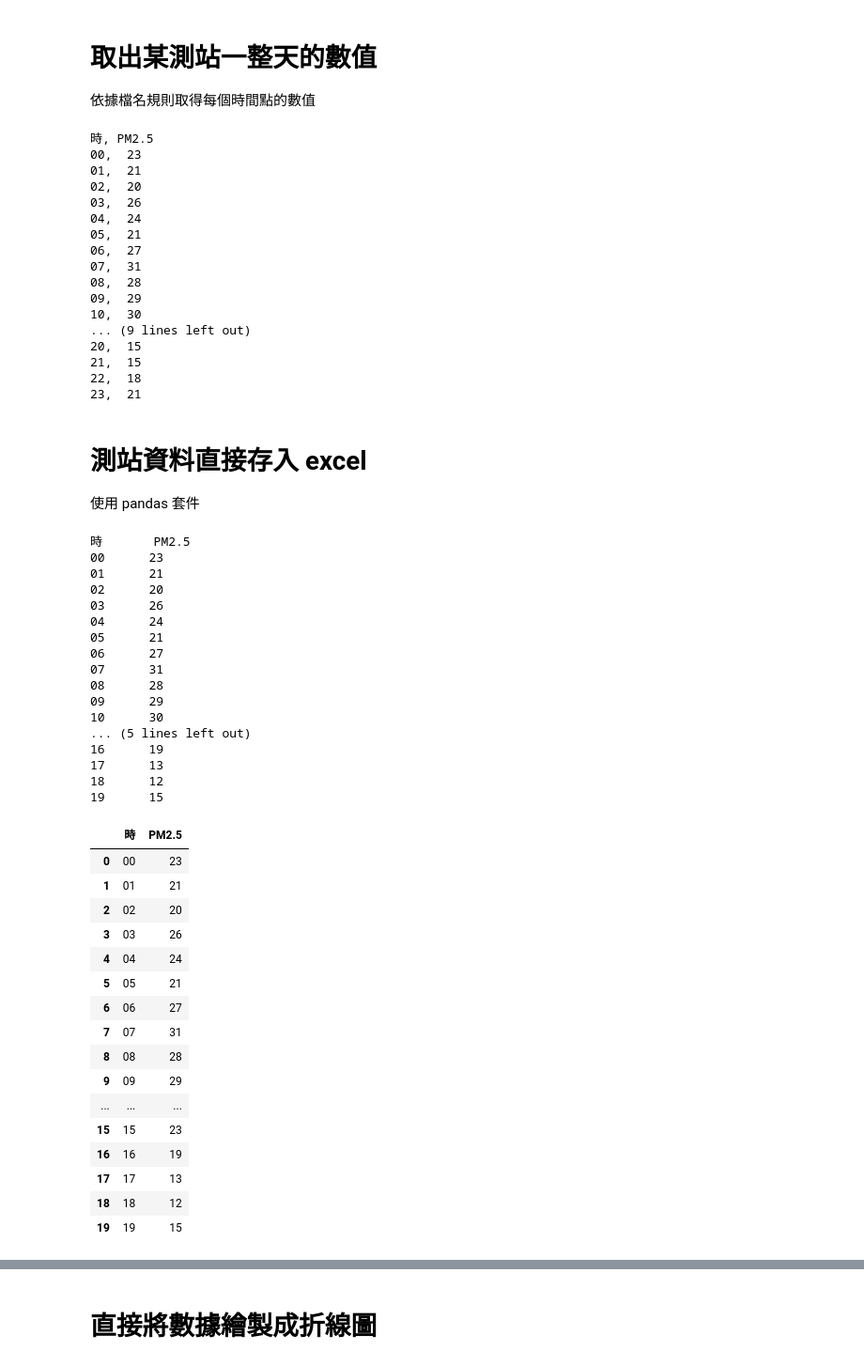
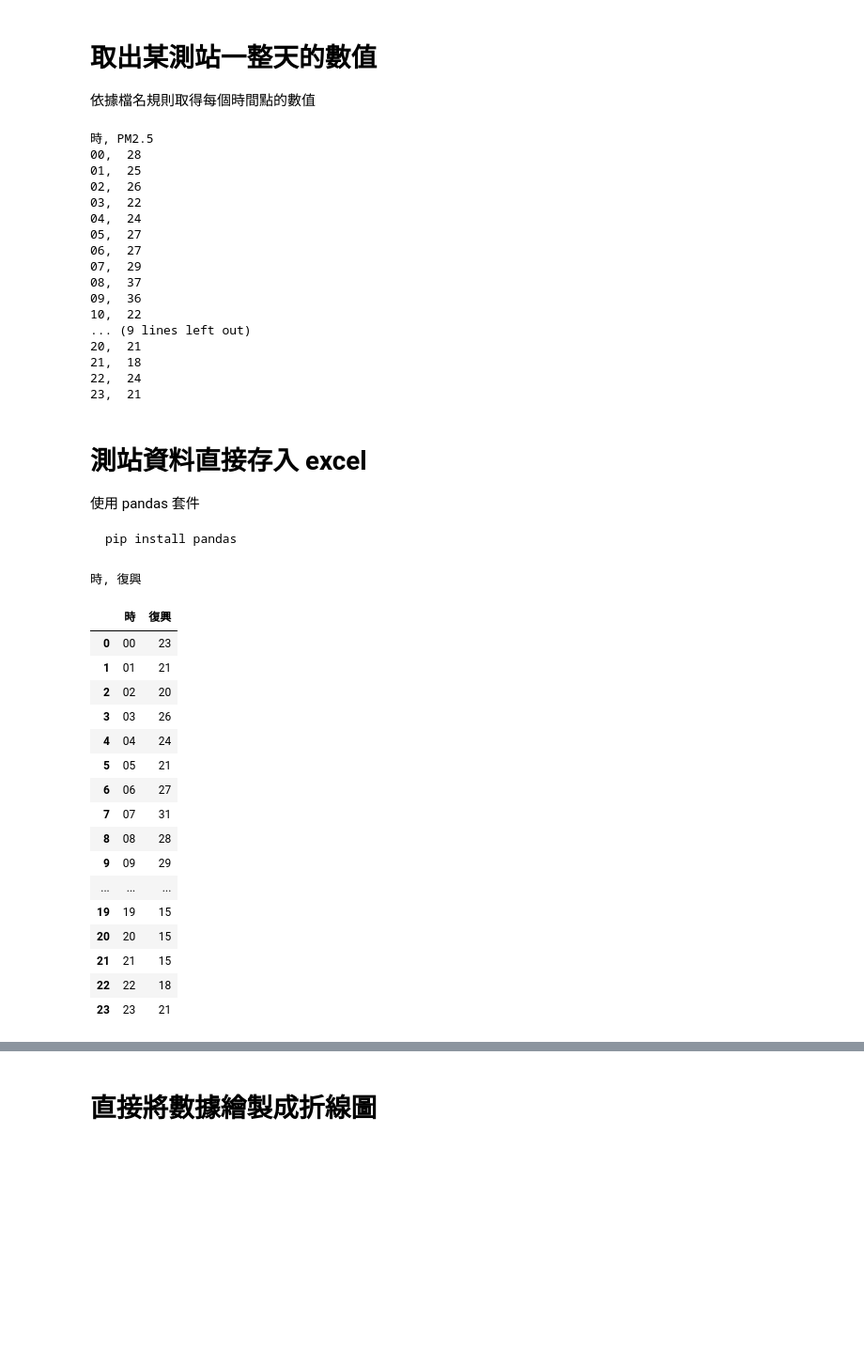
Before and after one commit to jiangsir/PythonBasic, a Jupyter notebook: 實作--定時將PM25資料抓回來以便進行長時間分析.ipynb, the cells around one changed output, grey strips where cells are left out. Shown at 94% size. Saved outputs shown, nothing was run; the diff lists cells and outputs as text; code cells hidden in the pictures; blank space fills up the shorter version.

```diff
--- a/實作--定時將PM25資料抓回來以便進行長時間分析.ipynb
+++ b/實作--定時將PM25資料抓回來以便進行長時間分析.ipynb
@@ -161,96 +159,83 @@ except:
 
 依據檔名規則取得每個時間點的數值
 # %%
-import requests, time, json, sys
+import requests, time, json, sys, os
 from datetime import datetime, timedelta
 
-start = datetime(2020, 3, 8, 0, 0)
+start = datetime(2020, 3, 17, 0, 0)
 
 print("時, PM2.5")
 for i in range(24):
     ftime = start.strftime("%Y%m%d%H%M")
-    filename = "D:\\pm25_"+ftime+".json"
+    filename = os.path.join(os.getcwd(), 'datas', 'pm25', f'pm25_{ftime}.json')
+    #filename = 'D:\\'+f'pm25_{ftime}.json'
     try:
-        with open(filename, 'r', encoding="UTF-8") as f:
+        with open(filename, 'r', encoding='UTF-8') as f:
             datas = json.loads(f.read())
             print(start.strftime("%H")+", ", datas[7]['PM25'])
     except:
-        print(filename, sys.exc_info()[0], "not found!!")
+        print(filename, sys.exc_info())
 
     start = start + timedelta(hours=1)
 # %% [output]
 時, PM2.5
-00,  23
-01,  21
-02,  20
-03,  26
+00,  28
+01,  25
+02,  26
+03,  22
 04,  24
-05,  21
+05,  27
 06,  27
-07,  31
-08,  28
-09,  29
-10,  30
+07,  29
+08,  37
+09,  36
+10,  22
 ... (9 lines left out)
-20,  15
-21,  15
-22,  18
+20,  21
+21,  18
+22,  24
 23,  21
 # %% [markdown]
 # 測站資料直接存入 excel
 
 使用 pandas 套件
+
+    pip install pandas
 # %%
 import requests, time, json
 from datetime import datetime, timedelta
 import pandas as pd
 
 start = datetime(2020, 3, 8, 0, 0)
 
 df = pd.DataFrame()
 
-print("時\tPM2.5")
+#print("時, "+datas[7]['Site'])
 
 col1 = []
 col2 = []
-for i in range(20):
+for i in range(24):
     ftime = start.strftime("%Y%m%d%H%M")
-    filename = "D:\\pm25_"+ftime+".json"
+    filename = f"D:\\pm25_{ftime}.json"
     try:
         with open(filename, 'r', encoding="UTF-8") as f:
             datas = json.loads(f.read())
-            print(start.strftime("%H")+"\t"+datas[7]['PM25'])
+            #print(start.strftime("%H")+"\t"+datas[7]['PM25'])
             col1.append(start.strftime("%H"))
             col2.append(int(datas[7]['PM25']))
     except e:
-        print(filename, e, "not found!!")
+        print(filename, e)
 
     start = start + timedelta(hours=1)
 
 df['時'] = pd.Series(col1)
-df['PM2.5'] = pd.Series(col2)
+df[datas[7]['Site']] = pd.Series(col2)
 
-#df.to_excel('D:\\pm25.xlsx')
+df.to_excel('D:\\pm25.xlsx')
 df
 # %% [output]
-時       PM2.5
-00      23
-01      21
-02      20
-03      26
-04      24
-05      21
-06      27
-07      31
-08      28
-09      29
-10      30
-... (5 lines left out)
-16      19
-17      13
-18      12
-19      15
+時, 復興
-|  | 時 | PM2.5 |
+|  | 時 | 復興 |
 | 0 | 00 | 23 |
 | 1 | 01 | 21 |
 | 2 | 02 | 20 |
@@ -262,8 +247,8 @@ df
 | 8 | 08 | 28 |
 | 9 | 09 | 29 |
 | ... | ... | ... |
-| 15 | 15 | 23 |
-| 16 | 16 | 19 |
-| 17 | 17 | 13 |
-| 18 | 18 | 12 |
 | 19 | 19 | 15 |
+| 20 | 20 | 15 |
+| 21 | 21 | 15 |
+| 22 | 22 | 18 |
+| 23 | 23 | 21 |
```
Also changed, not shown: parts of 7 cells of this notebook, 48 other files.
